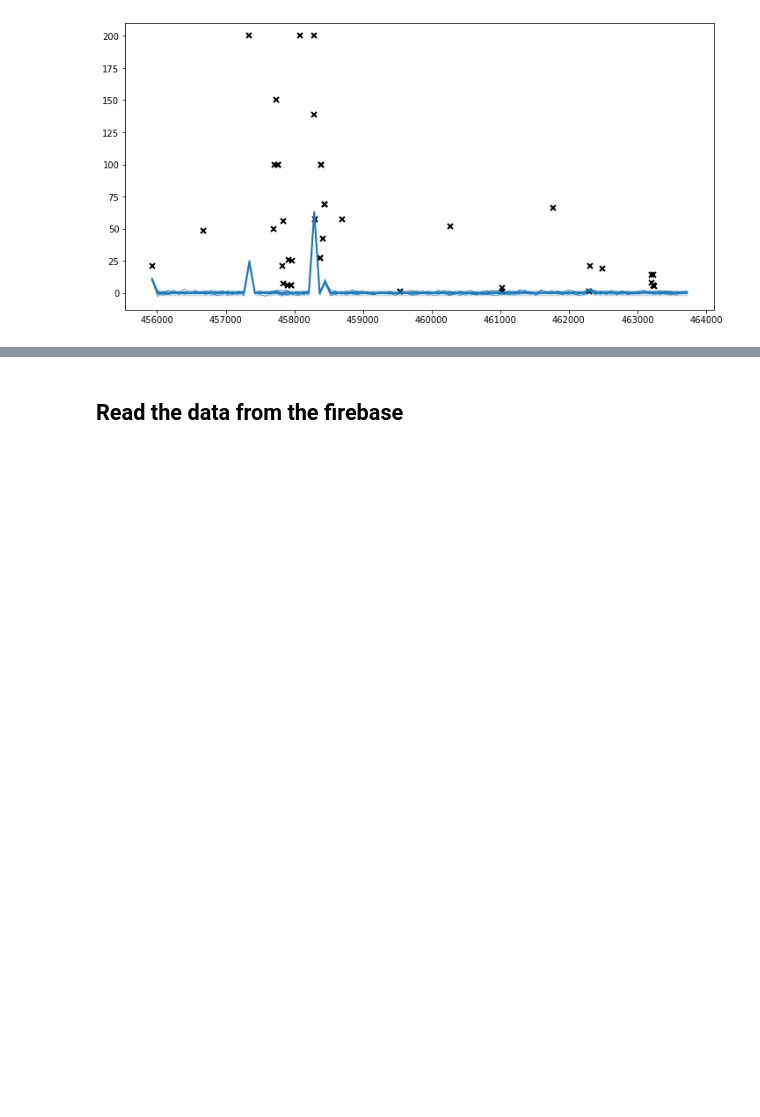
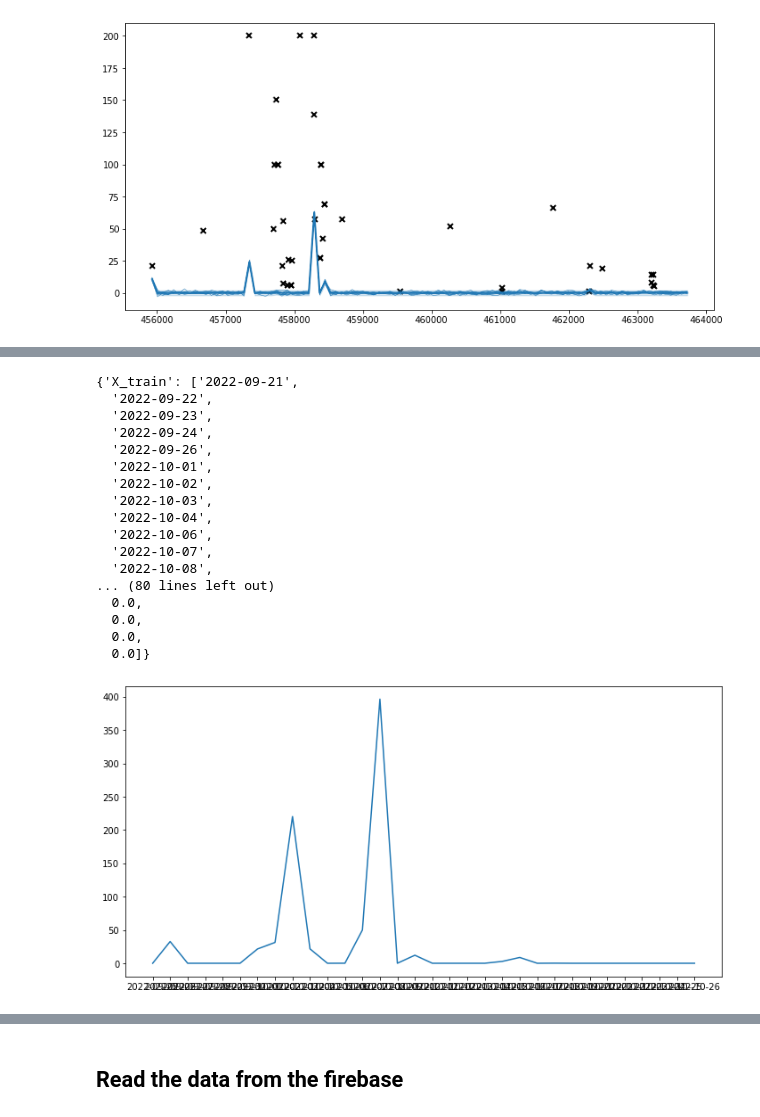
Before and after one commit to AlOmair-Batool/Khazna, a Jupyter notebook: Server-side (Python code)/Using GP to predict user's spending behaviour.ipynb, the cells around one changed output, grey strips where cells are left out. Saved outputs shown, nothing was run; the diff lists cells and outputs as text; code cells hidden in the pictures; blank space fills up the shorter version.

```diff
--- a/Server-side (Python code)/Using GP to predict user's spending behaviour.ipynb
+++ b/Server-side (Python code)/Using GP to predict user's spending behaviour.ipynb
@@ -202,0 +571,21 @@ print(datetime.utcfromtimestamp(dt*3600).strftime('%Y-%m-%d %H:%M:%S'))
+# %%
+gp_model_v1()
+# %% [output]
+{'X_train': ['2022-09-21',
+  '2022-09-22',
+  '2022-09-23',
+  '2022-09-24',
+  '2022-09-26',
+  '2022-10-01',
+  '2022-10-02',
+  '2022-10-03',
+  '2022-10-04',
+  '2022-10-06',
+  '2022-10-07',
+  '2022-10-08',
+... (80 lines left out)
+  0.0,
+  0.0,
+  0.0,
+  0.0]}
+[figure, added]
```
Also changed, not shown: parts of 8 cells of this notebook, 10 other files.
